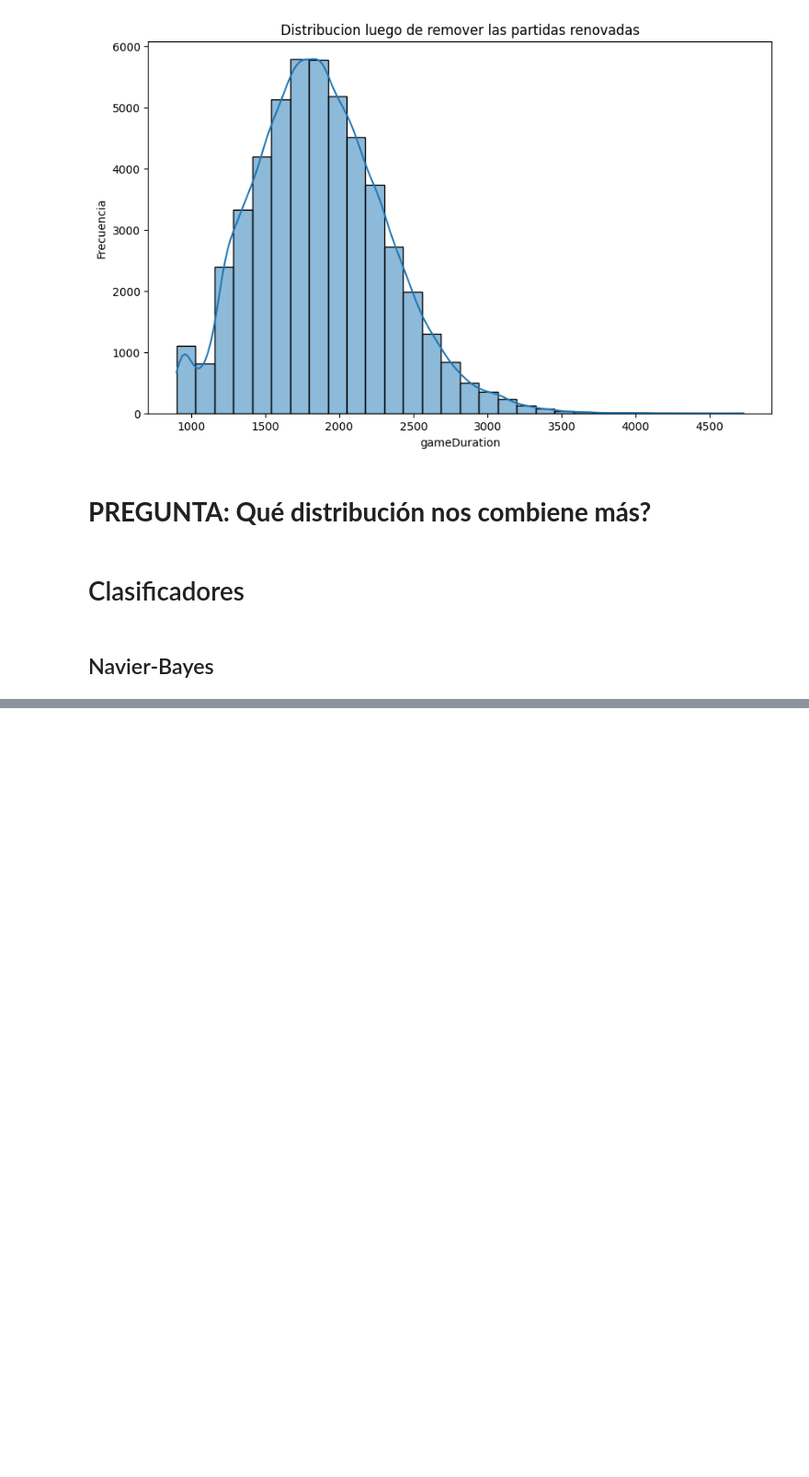
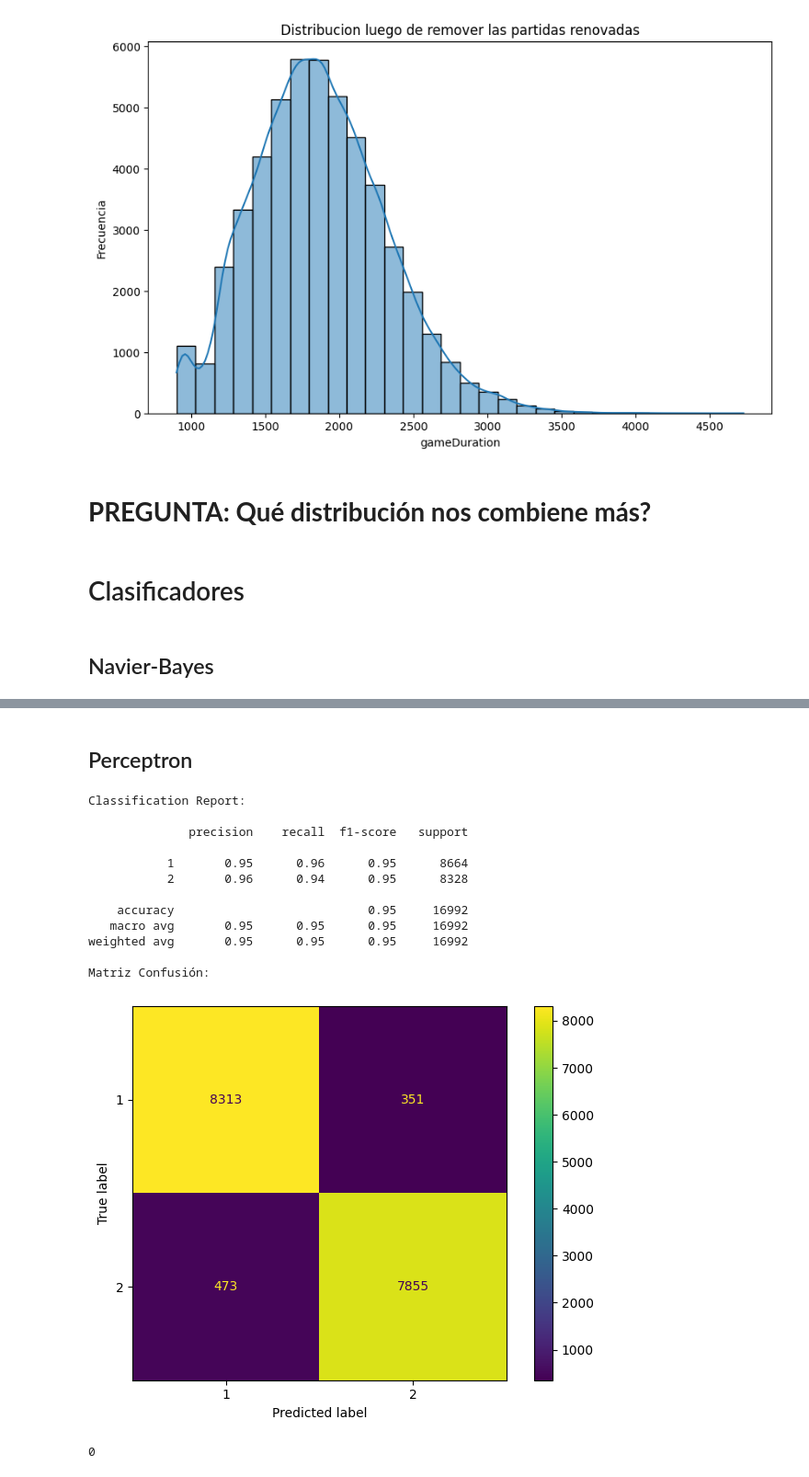
Before and after one commit to diegodorado1729/Coding, a Jupyter notebook: Python/CD-2024/proyecto.ipynb, the cells around one changed output, grey strips where cells are left out. Shown at 92% size. Drawn from its saved outputs; the diff is of its cells as text; code cells hidden in the pictures; blank space fills up the shorter version.

```diff
--- a/Python/CD-2024/proyecto.ipynb
+++ b/Python/CD-2024/proyecto.ipynb
@@ -109,6 +112,21 @@ y = df['winner']
 X_train, X_test, y_train, y_test = train_test_split(
     X, y, test_size=0.33, random_state=125
 )
+# %%
+#Metricas y Matriz confusión
+
+def metricas (y_test, y_pred):
+  # Mostrar el classification report
+  print("Classification Report:\n")
+  print(classification_report(y_test, y_pred))
+
+  # Mostrar la matriz de confusión
+  print("Matriz Confusión:\n")
+  ConfusionMatrixDisplay.from_predictions(y_test,y_pred)
+  plt.tight_layout()
+  plt.show()
+
+  return 0
 # %% [markdown]
 ## Navier-Bayes
 # %%
@@ -144,0 +156,25 @@ Matriz Confusión:
+# %% [markdown]
+## Perceptron
+# %%
+from sklearn.linear_model import Perceptron
+
+perceptron = Perceptron(tol=1e-3, random_state=0)
+perceptron.fit(X_train, y_train)
+y_pred_pt = perceptron.predict(X_test)
+
+metricas(y_test, y_pred_pt)
+# %% [output]
+Classification Report:
+
+              precision    recall  f1-score   support
+
+           1       0.95      0.96      0.95      8664
+           2       0.96      0.94      0.95      8328
+
+    accuracy                           0.95     16992
+   macro avg       0.95      0.95      0.95     16992
+weighted avg       0.95      0.95      0.95     16992
+
+Matriz Confusión:
+[figure, added]
+0
```
Also changed, not shown: parts of 11 cells of this notebook.
